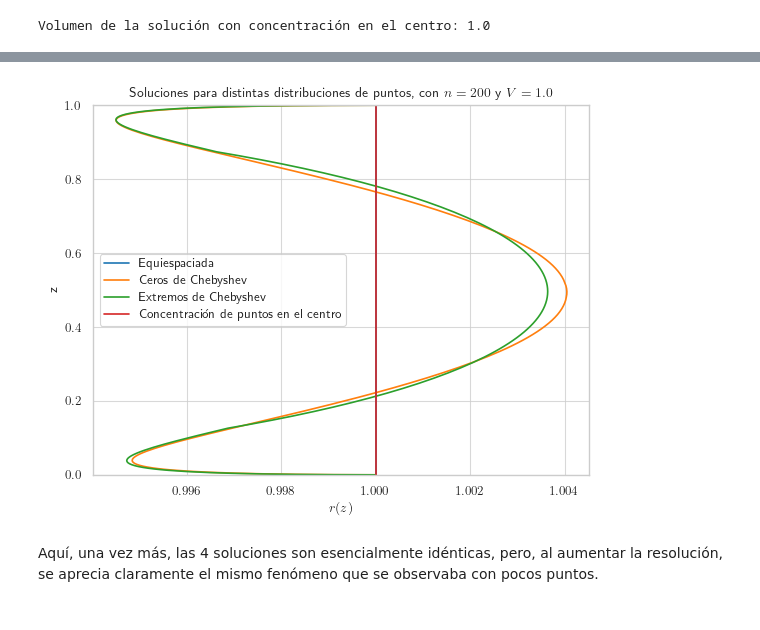
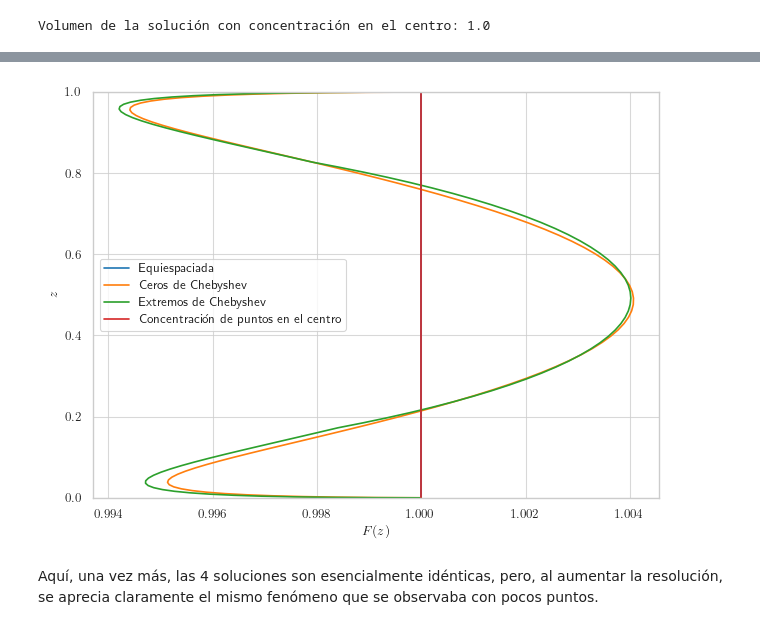
Before and after one commit to ismaellopezgallo/Trabajo-Optimizaci-n, a Jupyter notebook: trabajo_pompa.ipynb, the cells around one changed output, grey strips where cells are left out. Saved outputs shown, nothing was run; the diff lists cells and outputs as text; code cells hidden in the pictures.

```diff
--- a/trabajo_pompa.ipynb
+++ b/trabajo_pompa.ipynb
@@ -2901,5 +2953,5 @@ Para este caso, también se observa que se tienen soluciones muy dispares en tod
 # %%
-n = 200
+n = 100
 F_init = np.empty(n-2)
 F_init.fill(F_0)
 lb = np.zeros(n-2)
@@ -3010,18 +3063,19 @@ plt.show()
 # %%
 plt.plot(Famp_eq, zeq, label = 'Equiespaciada')
 plt.plot(Famp_chebz, zchebz, label = 'Ceros de Chebyshev')
 plt.plot(Famp_chebe, zchebe, label = 'Extremos de Chebyshev')
 plt.plot(Famp_cent, zcent, label='Concentración de puntos en el centro')
-plt.ylabel('z')
-plt.xlabel('$r(z)$')
+plt.xlabel('$F(z)$')
+plt.ylabel('$z$')
 plt.ylim(0, 1)
 # plt.xlim(0, 1.1)
-plt.title('Soluciones para distintas distribuciones de puntos, con $n = {}$ y $V = {}$'.format(n, V_lig))
 plt.legend()
-plt.grid(True)
+plt.tight_layout()  # Ajustar el layout para que no se solapen los elementos
+# plt.title('Soluciones para distintas distribuciones de puntos, con $n = {}$ y $V = {}$'.format(n, V_lig))
+plt.savefig('Figuras/sol_vol1_cerca.pdf', format='pdf')
 plt.show()
 # %% [output]
-[figure, old version]
+[figure, new version]
 # %% [markdown]
 Aquí, una vez más, las 4 soluciones son esencialmente idénticas, pero, al aumentar la resolución, se aprecia claramente el mismo fenómeno que se observaba con pocos puntos.
 # %% [markdown]
```
Also changed, not shown: parts of 62 cells of this notebook, 19 other files.
